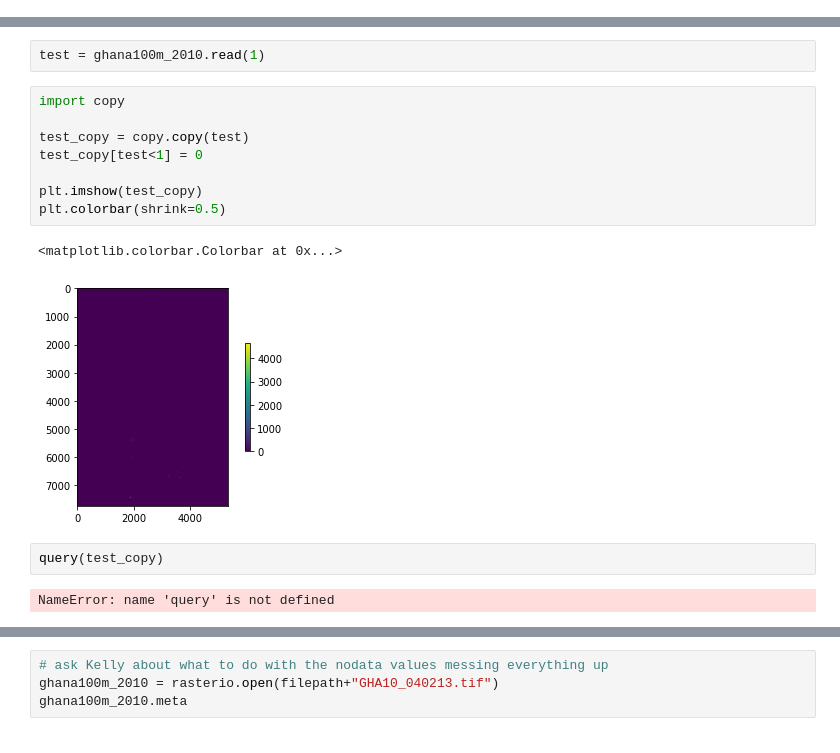
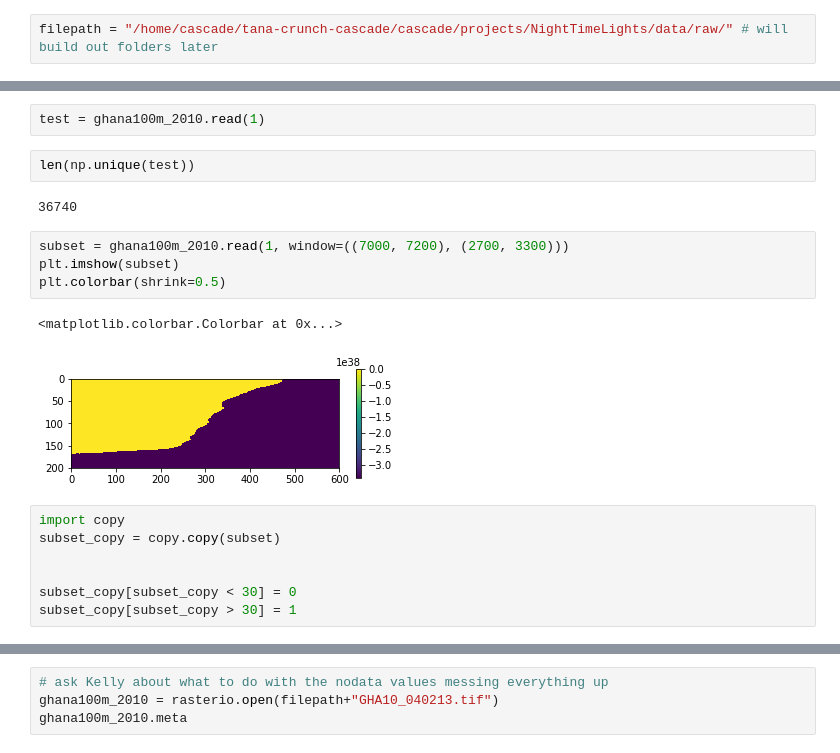
Before and after one commit to cascadet/AfricaUrbanPop, a Jupyter notebook: notebooks/jupyter/2018-10-12-Raster.ipynb, the cells around one changed output, grey strips where cells are left out. Cells and saved outputs as stored; diff of their text form.

```diff
--- a/notebooks/jupyter/2018-10-12-Raster.ipynb
+++ b/notebooks/jupyter/2018-10-12-Raster.ipynb
@@ -33,3 +36,5 @@ filepath = "/home/cascade/tana-crunch-cascade/"
+# %%
+filepath = "/home/cascade/tana-crunch-cascade/cascade/projects/NightTimeLights/data/raw/" # will build out folders later
 # %%
 ghana100m_2010 = rasterio.open(filepath+"GHA10_040213.tif")
 ghana100m_2010.meta
@@ -45,18 +50,21 @@ ghana100m_2010.meta
  'width': 5353}
 # %%
 test = ghana100m_2010.read(1)
+# %%
+len(np.unique(test))
+# %% [output]
+36740
 # %%
-import copy
-
-test_copy = copy.copy(test)
-test_copy[test<1] = 0
-
-plt.imshow(test_copy)
+subset = ghana100m_2010.read(1, window=((7000, 7200), (2700, 3300)))
+plt.imshow(subset)
 plt.colorbar(shrink=0.5)
 # %% [output]
 <matplotlib.colorbar.Colorbar at 0x...>
-[figure, old version]
+[figure, new version]
-# %%
-query(test_copy)
-# %% [output]
-NameError: name 'query' is not defined
+# %%
+import copy
+subset_copy = copy.copy(subset)
+
+
+subset_copy[subset_copy < 30] = 0
+subset_copy[subset_copy > 30] = 1
```
Also changed, not shown: parts of 8 cells of this notebook.
